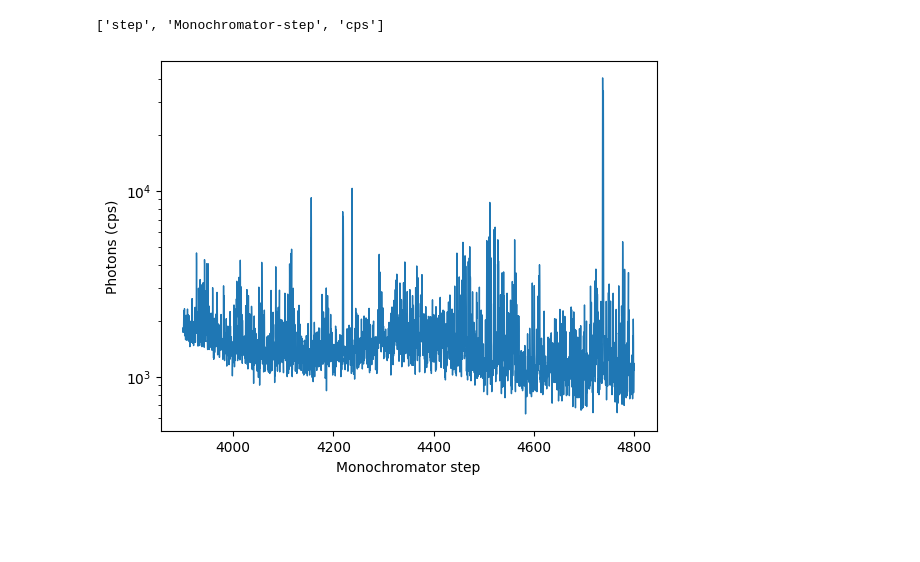
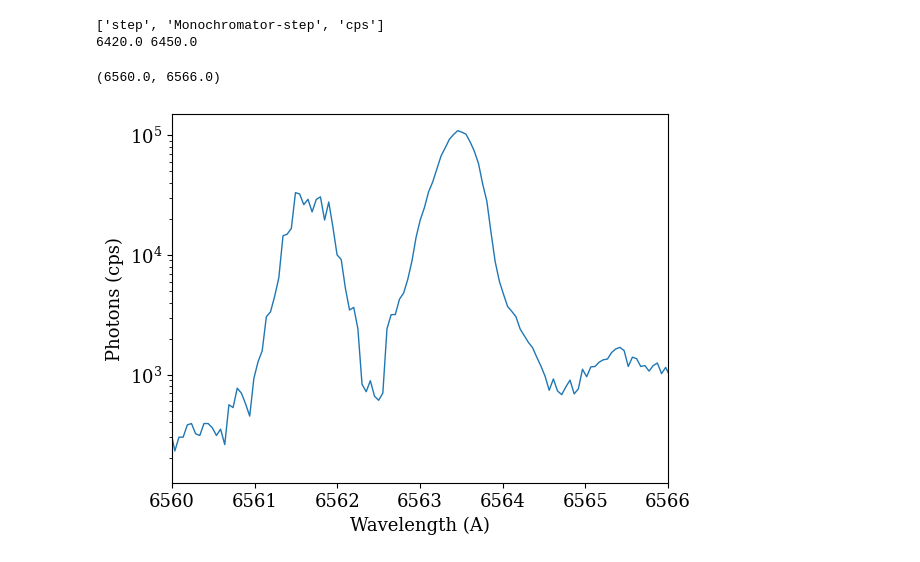
Before and after one commit to charlottemyers/jlab, a Jupyter notebook: spectro/Hydrogen_narrow.ipynb, the cells around one changed output. Drawn from its saved outputs; the diff is of its cells as text; code cells hidden in the pictures; blank space fills up the shorter version.

```diff
--- a/spectro/Hydrogen_narrow.ipynb
+++ b/spectro/Hydrogen_narrow.ipynb
@@ -5,18 +23,52 @@ import matplotlib.pyplot as plt
+# %%
+## choose data file
+DIR = "/Users/charlottemyers/projects/jlab/spectro/data/"
+files = ["Nate_Charlotte_1001_Run1.txt",
+            "Nate_Charlotte_1001_Run2.txt",
+            "Nate_Charlotte_1001_Run3.txt",
+            "Nate_Charlotte_1001_Run4.txt",
+            "Nate_Charlotte_1001_Run5.txt",
+            "Nate_Charlotte_1001_Run6.txt",
+            "Nate_Charlotte_1001_Run7.txt"]
+
+run = 2
+line = 3
+path = DIR + files[run -1]
+
+info = {
+    "3": {"wl_range": (6560, 6566), "line_label": "Hα", "line": 6562.79},
+    "4": {"wl_range": (4858, 4864), "line_label": "Hβ", "line": 4861.35},
+    "5": {"wl_range": (4338, 4342), "line_label": "Hγ", "line": 4340.47}
+}
 # %%
-path =  "/Users/charlottemyers/projects/jlab/spectro/data/Nate_Charlotte_1001_Run3.txt"
 df = pd.read_csv(path, sep=r"\s+")
 #df = df.iloc[:, [1, 2]].rename(columns={df.columns[0]: "step", df.columns[1]: "cps"})
 print(df.columns.tolist())
-# step = df["Monochromator-step"].to_numpy()
-# cps  = df["cps"].to_numpy()
+
 step = df["Monochromator-step"].to_numpy()
+wl = cal_func(step)
 cps  = df["cps"].to_numpy()
 
-plt.plot(step, cps, lw=1, label = path.split("/")[-1])
-plt.xlabel("Monochromator step")
+plt.plot(wl, cps, lw=1, label = path.split("/")[-1])
+plt.xlabel("Wavelength (A)")
 plt.ylabel("Photons (cps)")
 plt.yscale("log")
-#plt.xlim(6420, 6450)
+
+print(min(step), max(step))
+
+# run = 3
+# path = DIR + files[run -1]
+# df = pd.read_csv(path, sep=r"\s+")
+# step = df["Monochromator-step"].to_numpy()
+# wl = cal_func(step)
+# cps  = df["cps"].to_numpy()
+# plt.plot(wl, cps, lw=1, label = path.split("/")[-1])
+
+plt.xlim(info[str(line)]["wl_range"])
+#plt.axvline(info[str(line)]["line"], color="k", ls="--", label=info[str(line)]["line_label"])
+# plt.axvline(6562.9 )
 # %% [output]
 ['step', 'Monochromator-step', 'cps']
+6420.0 6450.0
+(6560.0, 6566.0)
-[figure, old version]
+[figure, new version]
```
Also changed, not shown: parts of 12 cells of this notebook, 1 other file.
